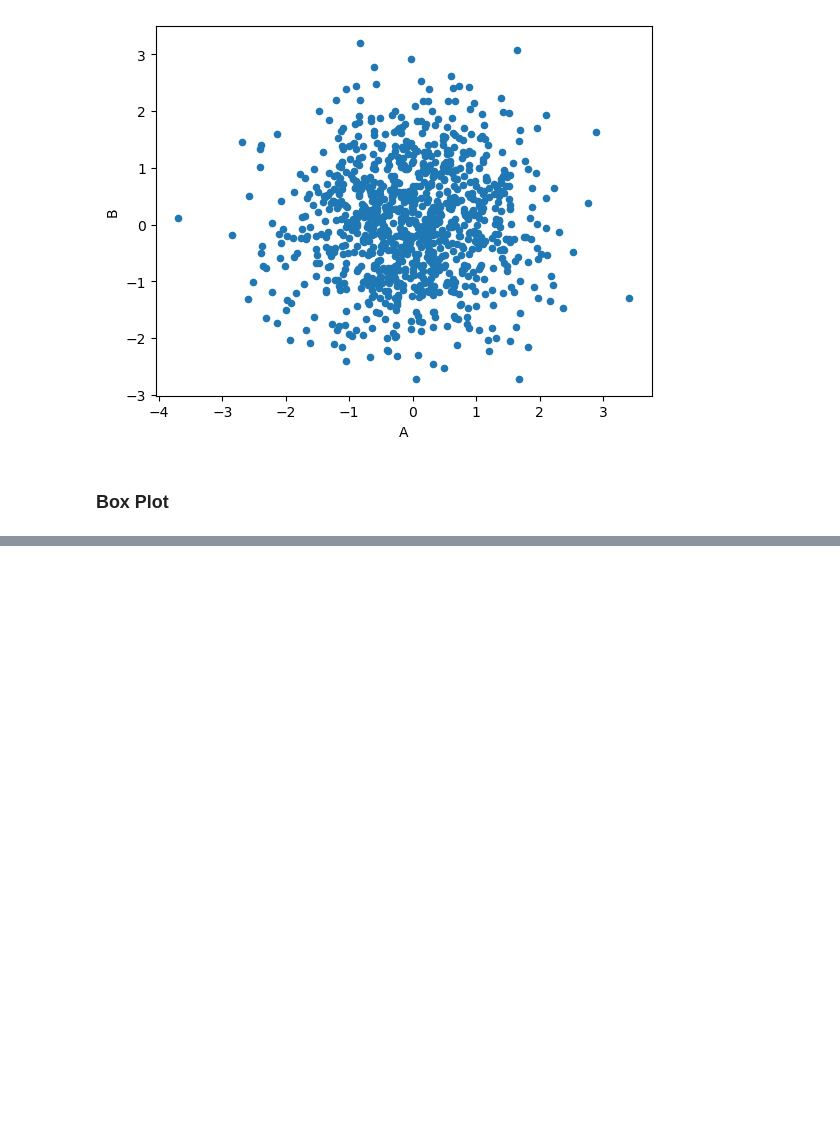
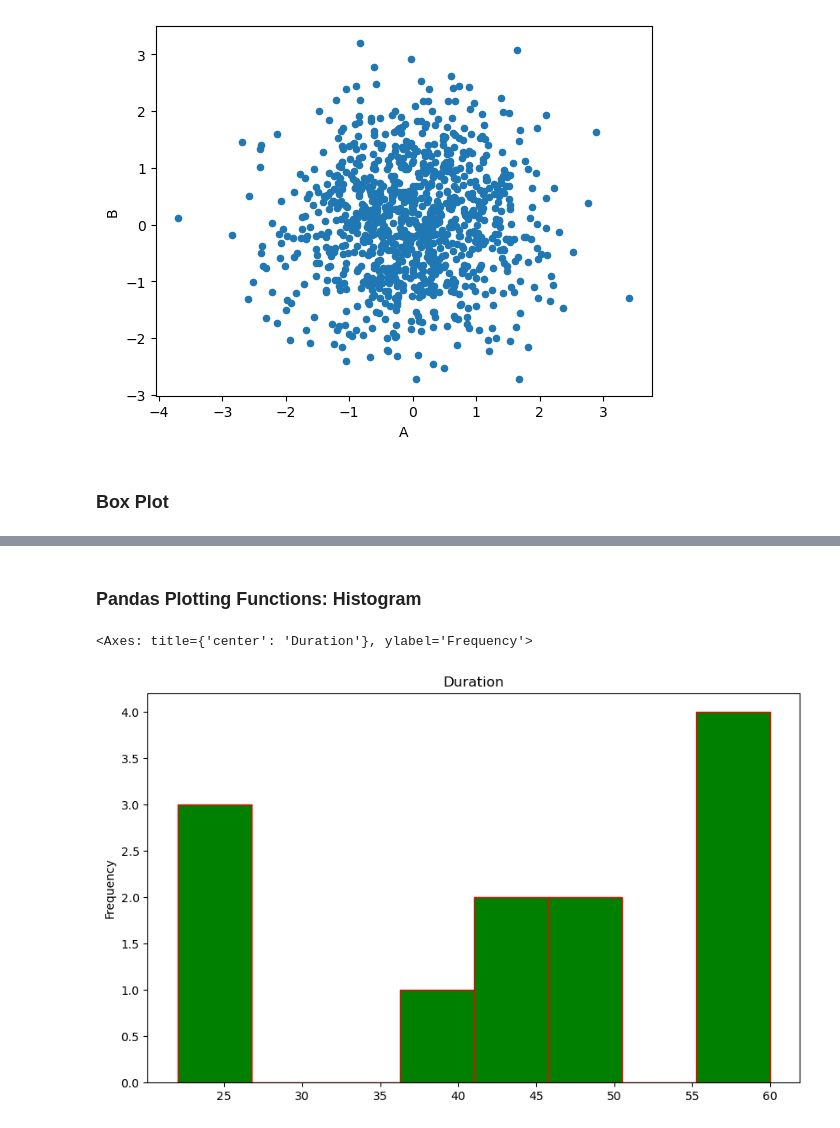
Before and after one commit to Artificial-Intelligence-Appo-Matrix/Python-Labs, a Jupyter notebook: Pandas_labs.ipynb, the cells around one changed output, grey strips where cells are left out. Cells and saved outputs as stored; diff of their text form; code cells hidden in the pictures; blank space fills up the shorter version.

```diff
--- a/Pandas_labs.ipynb
+++ b/Pandas_labs.ipynb
@@ -2249,0 +2288,7 @@ df2.plot.box()
+# %% [markdown]
+### Pandas Plotting Functions: Histogram
+# %%
+tv_serials_df['Duration_Minutes'].plot.hist(bins=8, figsize=(10, 6), color='green', edgecolor='red', title='Duration')
+# %% [output]
+<Axes: title={'center': 'Duration'}, ylabel='Frequency'>
+[figure, added]
```
Also changed, not shown: parts of 37 cells of this notebook.
